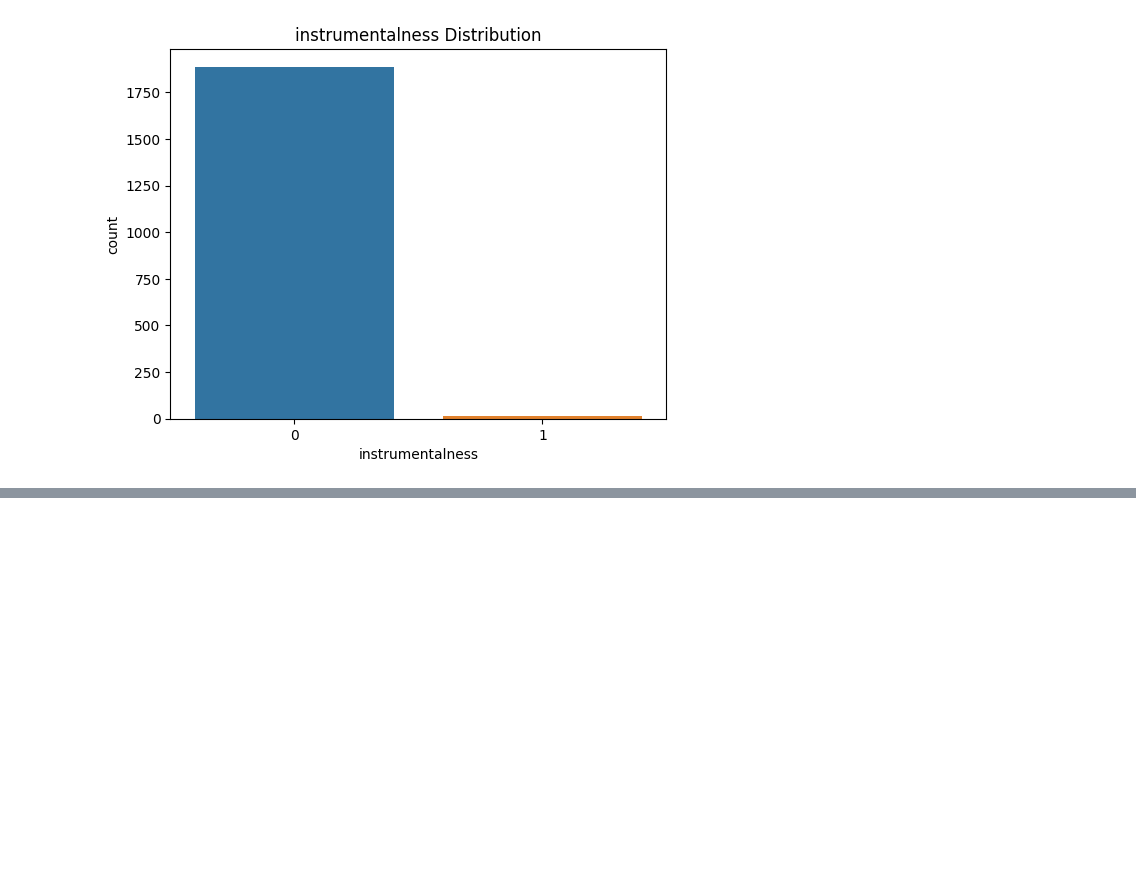
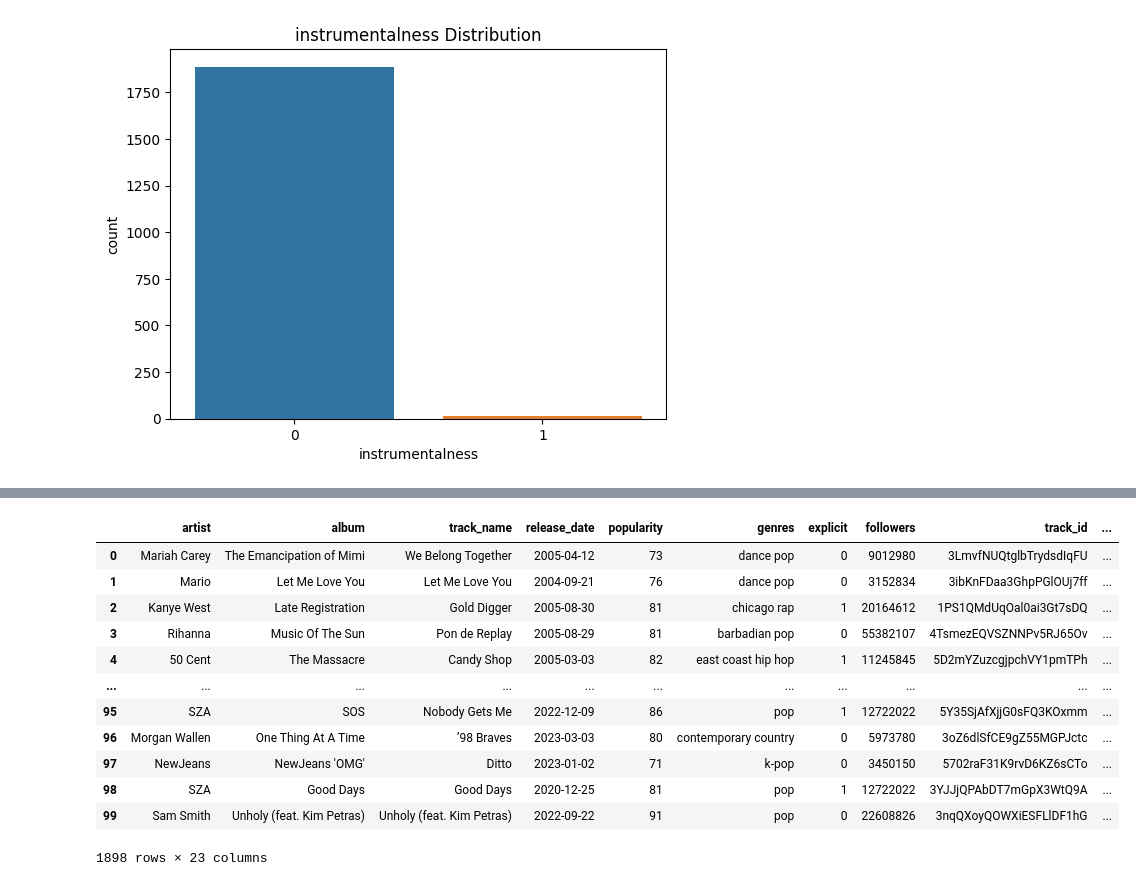
Before and after one commit to inouyewilliam/MLOps-Spotify-E2E-Project, a Jupyter notebook: Notebooks/EDA.ipynb, the cells around one changed output, grey strips where cells are left out. Saved outputs shown, nothing was run; the diff lists cells and outputs as text; code cells hidden in the pictures; blank space fills up the shorter version.

```diff
--- a/Notebooks/EDA.ipynb
+++ b/Notebooks/EDA.ipynb
@@ -115,0 +259,16 @@ plt.show();
+# %%
+Raw_data_df[Raw_data_df['time_signature']!= 1]
+# %% [output]
+|  | artist | album | track_name | release_date | popularity | genres | explicit | followers | track_id | ... |
+| 0 | Mariah Carey | The Emancipation of Mimi | We Belong Together | 2005-04-12 | 73 | dance pop | 0 | 9012980 | 3LmvfNUQtglbTrydsdIqFU | ... |
+| 1 | Mario | Let Me Love You | Let Me Love You | 2004-09-21 | 76 | dance pop | 0 | 3152834 | 3ibKnFDaa3GhpPGlOUj7ff | ... |
+| 2 | Kanye West | Late Registration | Gold Digger | 2005-08-30 | 81 | chicago rap | 1 | 20164612 | 1PS1QMdUqOal0ai3Gt7sDQ | ... |
+| 3 | Rihanna | Music Of The Sun | Pon de Replay | 2005-08-29 | 81 | barbadian pop | 0 | 55382107 | 4TsmezEQVSZNNPv5RJ65Ov | ... |
+| 4 | 50 Cent | The Massacre | Candy Shop | 2005-03-03 | 82 | east coast hip hop | 1 | 11245845 | 5D2mYZuzcgjpchVY1pmTPh | ... |
+| ... | ... | ... | ... | ... | ... | ... | ... | ... | ... | ... |
+| 95 | SZA | SOS | Nobody Gets Me | 2022-12-09 | 86 | pop | 1 | 12722022 | 5Y35SjAfXjjG0sFQ3KOxmm | ... |
+| 96 | Morgan Wallen | One Thing At A Time | ’98 Braves | 2023-03-03 | 80 | contemporary country | 0 | 5973780 | 3oZ6dlSfCE9gZ55MGPJctc | ... |
+| 97 | NewJeans | NewJeans 'OMG' | Ditto | 2023-01-02 | 71 | k-pop | 0 | 3450150 | 5702raF31K9rvD6KZ6sCTo | ... |
+| 98 | SZA | Good Days | Good Days | 2020-12-25 | 81 | pop | 1 | 12722022 | 3YJJjQPAbDT7mGpX3WtQ9A | ... |
+| 99 | Sam Smith | Unholy (feat. Kim Petras) | Unholy (feat. Kim Petras) | 2022-09-22 | 91 | pop | 0 | 22608826 | 3nqQXoyQOWXiESFLlDF1hG | ... |
+1898 rows × 23 columns
```
Also changed, not shown: parts of 26 cells of this notebook, 5 other files.
